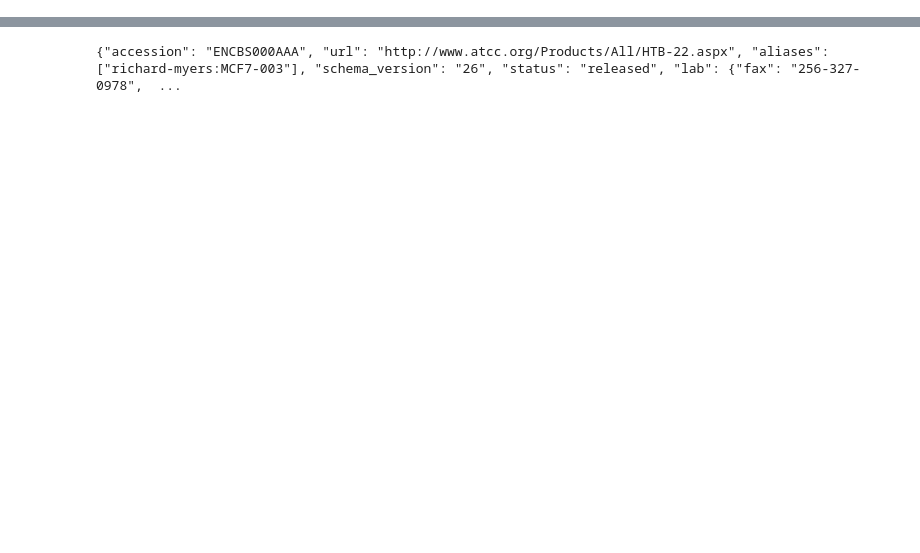
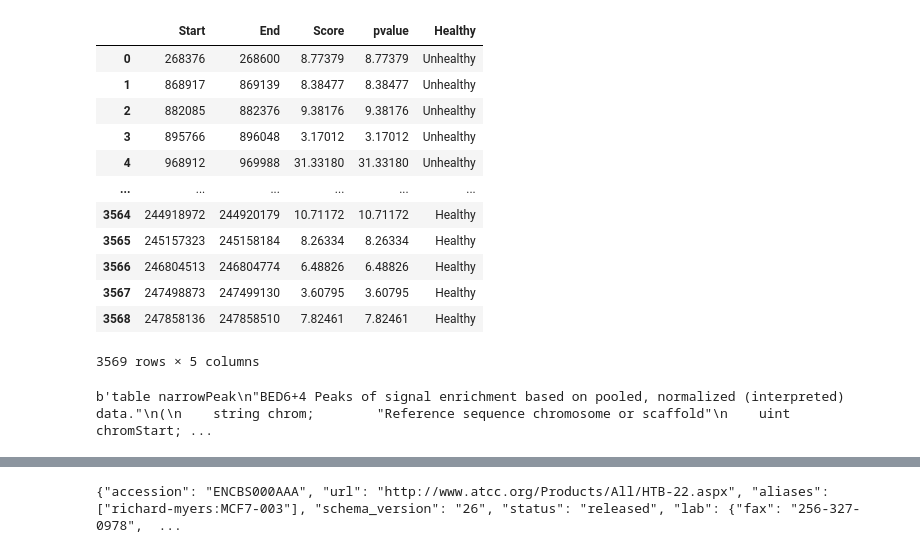
Before and after one commit to srirag-vuppala/bioinf-calpoly-project, a Jupyter notebook: data_clean_up.ipynb, the cells around one changed output, grey strips where cells are left out. Cells and saved outputs as stored; diff of their text form; code cells hidden in the pictures; blank space fills up the shorter version.

```diff
--- a/data_clean_up.ipynb
+++ b/data_clean_up.ipynb
@@ -2,0 +48,2 @@
+# %%
+bb = pyBigWig.open("ENCFF637BDQ.bigBed")
@@ -2,0 +70,9 @@
+# %%
+ranges = []
+for entry in bb.entries("chr1", 0, bb.chroms()['chr1']):
+  print(entry)
+  ranges.append((entry[0], entry[1], float(entry[2].split('\t')[4]), float(entry[2].split('\t')[-3]))) # Grabs start, end of range, and score, p value as defined by header
+ranges = pd.DataFrame(ranges, columns=["Start", "End", "Score", "pvalue"])
+ranges['Healthy'] = 'Healthy'
+# ranges.iloc[1800]['Healthy'] = 'Unhealthy' # Should be done properly, this seems to generate a warning
+ranges[0:1800]['Healthy'] = 'Unhealthy' # Should be done properly, this seems to generate a warning
@@ -2,0 +101,20 @@
+# %%
+ranges
+# %% [output]
+|  | Start | End | Score | pvalue | Healthy |
+| 0 | 268376 | 268600 | 8.77379 | 8.77379 | Unhealthy |
+| 1 | 868917 | 869139 | 8.38477 | 8.38477 | Unhealthy |
+| 2 | 882085 | 882376 | 9.38176 | 9.38176 | Unhealthy |
+| 3 | 895766 | 896048 | 3.17012 | 3.17012 | Unhealthy |
+| 4 | 968912 | 969988 | 31.33180 | 31.33180 | Unhealthy |
+| ... | ... | ... | ... | ... | ... |
+| 3564 | 244918972 | 244920179 | 10.71172 | 10.71172 | Healthy |
+| 3565 | 245157323 | 245158184 | 8.26334 | 8.26334 | Healthy |
+| 3566 | 246804513 | 246804774 | 6.48826 | 6.48826 | Healthy |
+| 3567 | 247498873 | 247499130 | 3.60795 | 3.60795 | Healthy |
+| 3568 | 247858136 | 247858510 | 7.82461 | 7.82461 | Healthy |
+3569 rows × 5 columns
+# %%
+bb.SQL()
+# %% [output]
+b'table narrowPeak\n"BED6+4 Peaks of signal enrichment based on pooled, normalized (interpreted) data."\n(\n    string chrom;        "Reference sequence chromosome or scaffold"\n    uint   chromStart; ...
```
Also changed, not shown: parts of 16 cells of this notebook.
